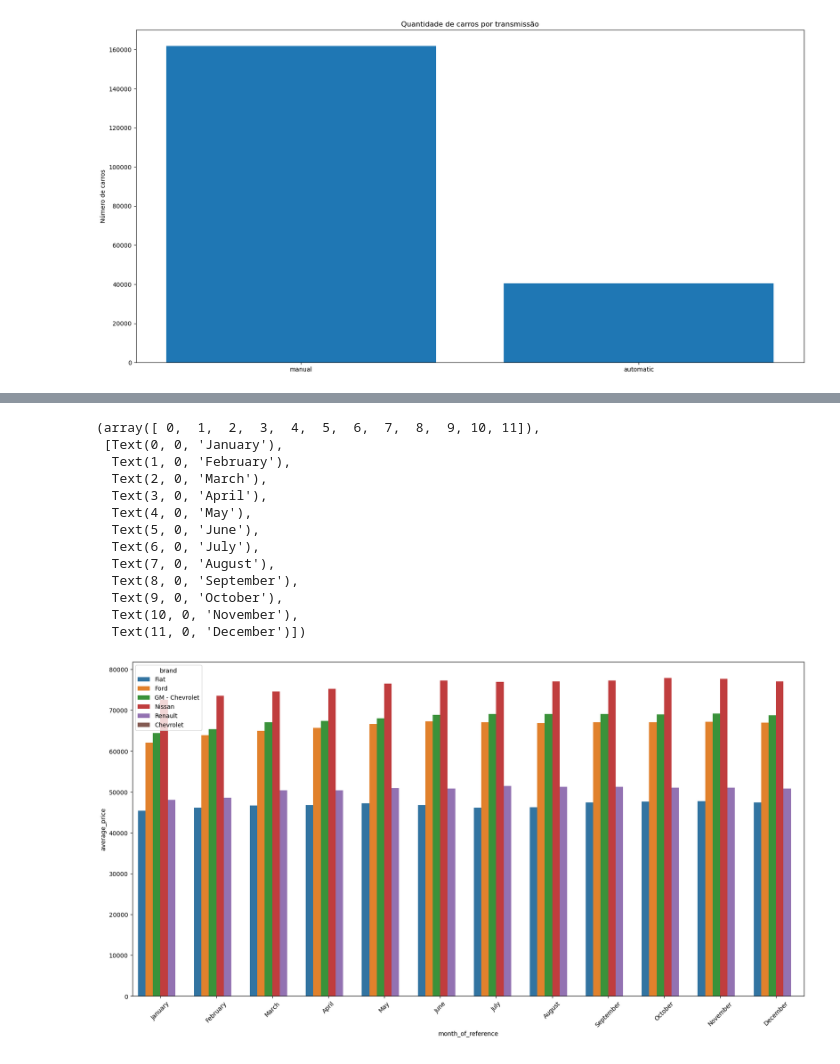
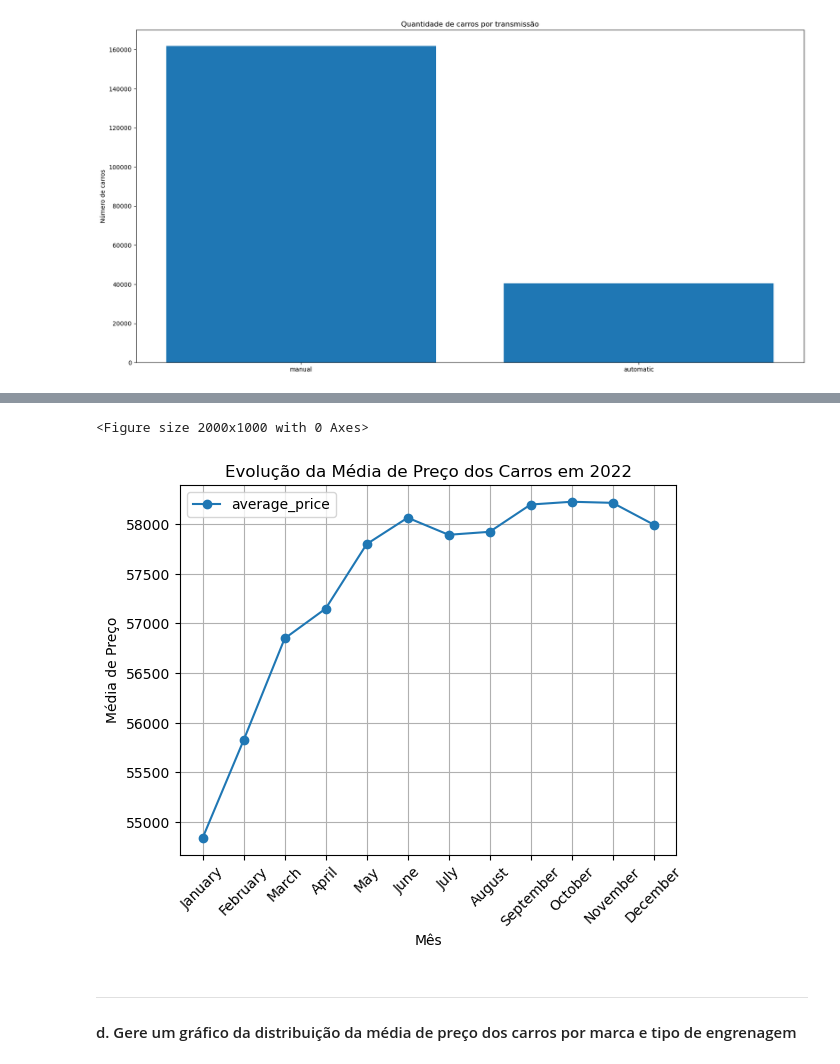
Before and after one commit to rodrigoRolim/LPA_python, a Jupyter notebook: scripts.ipynb, the cells around one changed output, grey strips where cells are left out. Saved outputs shown, nothing was run; the diff lists cells and outputs as text; code cells hidden in the pictures.

Commit message:
create new graphics

```diff
--- a/scripts.ipynb
+++ b/scripts.ipynb
@@ -269,19 +280,15 @@ cars_avg_price_in_2022.head()
-# %%
-plt.figure(figsize=(20,10))
-sns.barplot(x='month_of_reference', y='average_price', hue='brand', data=cars_avg_price_in_2022, hue_order=['Fiat', 'Ford', 'GM - Chevrolet', 'Nissan', 'Renault', 'Chevrolet'])
-plt.xticks(rotation=45)
-# %% [output]
-(array([ 0,  1,  2,  3,  4,  5,  6,  7,  8,  9, 10, 11]),
- [Text(0, 0, 'January'),
-  Text(1, 0, 'February'),
-  Text(2, 0, 'March'),
-  Text(3, 0, 'April'),
-  Text(4, 0, 'May'),
-  Text(5, 0, 'June'),
-  Text(6, 0, 'July'),
-  Text(7, 0, 'August'),
-  Text(8, 0, 'September'),
-  Text(9, 0, 'October'),
-  Text(10, 0, 'November'),
-  Text(11, 0, 'December')])
-[figure, removed]
+# %%
+plt.figure(figsize=(20, 10))
+cars_avg_price_in_2022.plot(kind='line', marker='o')
+plt.title('Evolução da Média de Preço dos Carros em 2022')
+plt.xlabel('Mês')
+plt.ylabel('Média de Preço')
+plt.xticks(cars_avg_price_in_2022.index, month_order, rotation=45)
+plt.grid(True)
+# %% [output]
+<Figure size 2000x1000 with 0 Axes>
+[figure, added]
+# %% [markdown]
+---
+
+#### d. Gere um gráfico da distribuição da média de preço dos carros por marca e tipo de engrenagem
```
Also changed, not shown: parts of 17 cells of this notebook, 1 other file.
